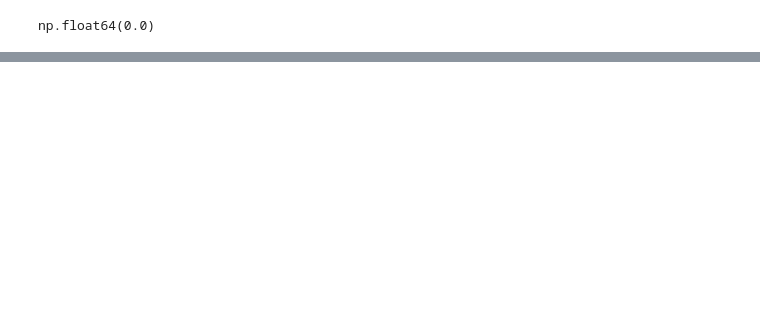
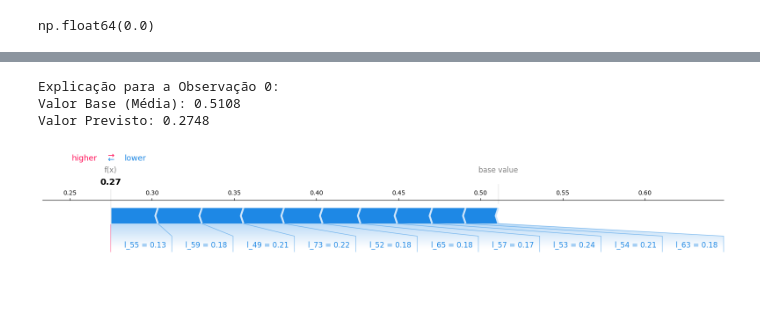
Before and after one commit to RenatodaCostaSantos/capacitacao, a Jupyter notebook: aeroespacial/notebooks/2_modelagem.ipynb, the cells around one changed output, grey strips where cells are left out. Cells and saved outputs as stored; diff of their text form; code cells hidden in the pictures; blank space fills up the shorter version.

```diff
--- a/aeroespacial/notebooks/2_modelagem.ipynb
+++ b/aeroespacial/notebooks/2_modelagem.ipynb
@@ -796,0 +1006,54 @@ plt.show()
+# %%
+# --- 1. Preparação dos Dados da Observação ---
+
+observation_index = 0
+
+# Acessa os valores da feature (a linha de dados)
+# Funciona para NumPy Array e Pandas DataFrame/Series
+if hasattr(X_test_scaled, 'iloc'):
+    # Se for DataFrame, pega a linha como Series para o Force Plot
+    X_obs_values_raw = X_test_scaled.iloc[observation_index]
+else:
+    # Se for Array NumPy, apenas pega a linha (será um array 1D)
+    X_obs_values_raw = X_test_scaled[observation_index]
+
+
+# ARREDONDAR PARA DUAS CASAS DECIMAIS
+X_obs_values = np.round(X_obs_values_raw, 2)
+
+# --- 2. Preparação para Print e Predição ---
+
+# Para predição, o modelo sempre espera uma entrada 2D (mesmo para 1 observação)
+X_obs_for_prediction = X_test_scaled[observation_index:observation_index+1]
+predicted_value = best_nn_model.predict(X_obs_for_prediction)[0]
+
+print(f"\nExplicação para a Observação {observation_index}:")
+print(f"Valor Base (Média): {explainer.expected_value[0]:.4f}") # Formata o valor base
+print(f"Valor Previsto: {predicted_value[0]:.4f}") # Formata o valor previsto
+
+
+# --- 3. Geração e Salvamento do Force Plot ---
+
+# shap_values_plot[observation_index] é o array 1D dos valores SHAP para esta observação
+shap.force_plot(
+    explainer.expected_value,
+    shap_values_plot[observation_index],
+    X_obs_values, # Os valores da feature para a observação
+    feature_names=selected_feature_names, # Passe a lista de nomes explicitamente
+    matplotlib=True,
+    #show=False
+)
+
+# Salvar a figura atual do Matplotlib
+plt.savefig(
+    f'../data/08_reporting/shap_force_plot_obs_{observation_index}_all_features.png',
+    dpi=300,
+    bbox_inches='tight'
+)
+plt.clf()
+plt.close()
+# %% [output]
+Explicação para a Observação 0:
+Valor Base (Média): 0.5108
+Valor Previsto: 0.2748
+[figure, added]
```
Also changed, not shown: parts of 42 cells of this notebook, 6 other files.
